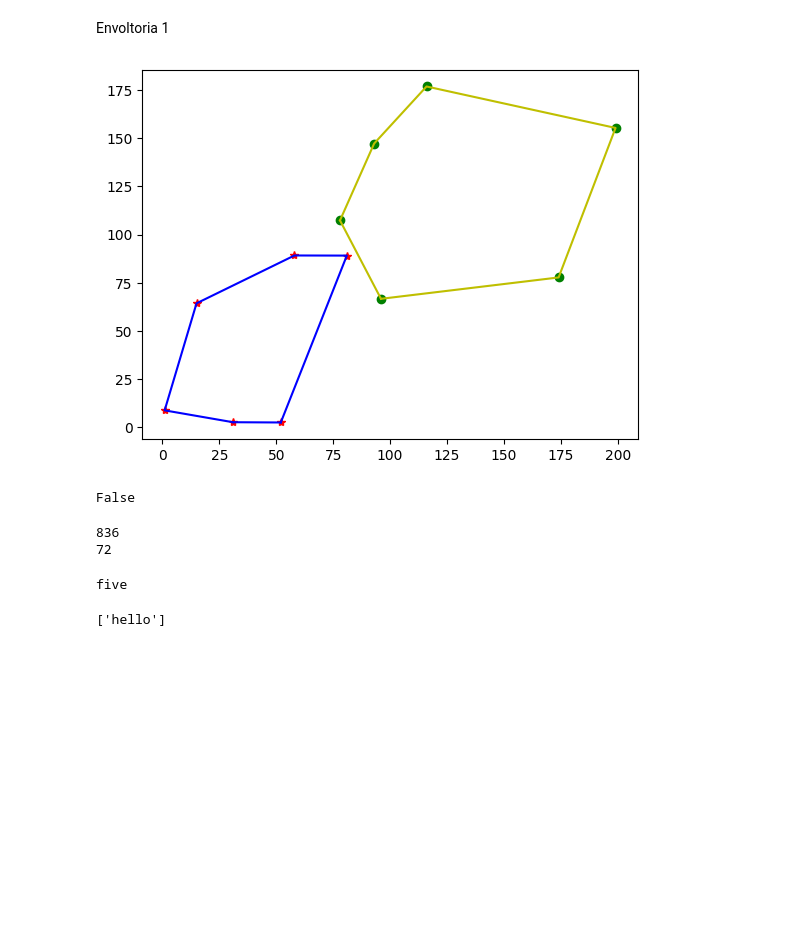
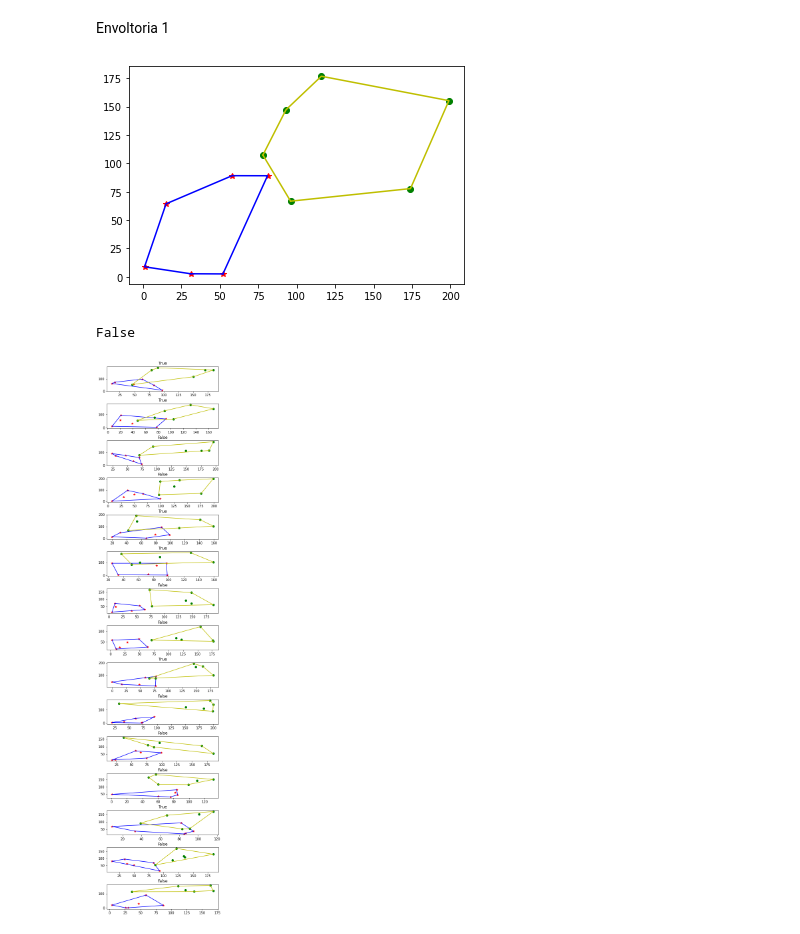
Before and after one commit to Gcastelo01/TP1_Alg2, a Jupyter notebook: TP1_Classificador.ipynb, the cells around one changed output. Saved outputs shown, nothing was run; the diff lists cells and outputs as text; code cells hidden in the pictures; blank space fills up the shorter version.

```diff
--- a/TP1_Classificador.ipynb
+++ b/TP1_Classificador.ipynb
@@ -359,31 +83,3 @@ def sweepLineIntersection(endpoitsList, segmentsList):
 # Teste
 # %% [markdown]
 Envoltoria 1
-# %%
-def EnvoltoriaAleatoria(seed=12, numDots=20, x_inicial=0, x_final=100, y_inicial=0, y_final=100):
-    dot_list = []
-
-    random.seed(seed)
-    for i in range(numDots):
-        x = randint(x_inicial, x_final)
-        y = noise(randint(y_inicial,y_final))
-        a = Dot(x, y)
-        dot_list.append(a)
-
-    sorted_list = sortDotsByPolarAngle(dot_list)
-
-    return  (dot_list, Graham(sorted_list))
-
-def plotEnvoltoria(ax, pontos, envoltoria, dotType='r*', envType='b-'):
-
-    for i in range(len(pontos)):
-        ax.plot(pontos[i].x, pontos[i].y, dotType)
-
-    lista_Envoltoria = [[], []]
-
-    for e in envoltoria:
-        lista_Envoltoria[0].append(e.x)
-        lista_Envoltoria[1].append(e.y)
-
-    ax.plot(lista_Envoltoria[0], lista_Envoltoria[1], envType)
-    ax.plot([lista_Envoltoria[0][len(lista_Envoltoria[0]) - 1], lista_Envoltoria[0][0]], [lista_Envoltoria[1][len(lista_Envoltoria[1]) - 1], lista_Envoltoria[1][0]], envType)
@@ -450,20 +86,20 @@ def preProcessConvexHull(EnvoltoriaA, EnvoltoriaB):
 # %%
 nPoints = 6
 randomSeedA = randint(0, 1000)
 randomSeedB = randint(0, 1000)
-(pontosA, EnvoltoriaA) = EnvoltoriaAleatoria(seed=randomSeedA, numDots=nPoints)
+(pontosA, EnvoltoriaA) = EnvoltoriaAleatoria(seedParam=randomSeedA, numDots=nPoints)
 (pontosB, EnvoltoriaB) = EnvoltoriaAleatoria(randomSeedB, nPoints, 60, 200, 60, 200)
 
 fig, ax = plt.subplots()
 
 plotEnvoltoria(ax, pontosA, EnvoltoriaA)
 plotEnvoltoria(ax, pontosB, EnvoltoriaB, dotType='go', envType='y-')
 
 plt.show()
 
 endPointList, segmentsList = preProcessConvexHull(EnvoltoriaA= EnvoltoriaA, EnvoltoriaB= EnvoltoriaB)
 
 print(sweepLineIntersection(endPointList, segmentsList))
 # %% [output]
-[figure, old version]
+[figure, new version]
 False
@@ -492,21 +106,5 @@ def testTo(n:int):
-# %%
-print(randomSeedA)
-print(randomSeedB)
-# %% [output]
-836
-72
-# %%
-import bintrees
-
-avl = bintrees.AVLTree([(2, 'one'), (5, 'five'), (9, 'nine'), (3, 'three'), (4, 'four')])
-
-print(avl.get(5))
-# %% [output]
-five
-# %%
-List = ['hello']
-
-for e in List:
-    print(List)
-# %% [output]
-['hello']
+# %%
+
+testTo(15)
+# %% [output]
+[figure, added]
```
Also changed, not shown: parts of 24 cells of this notebook, 3 other files.
